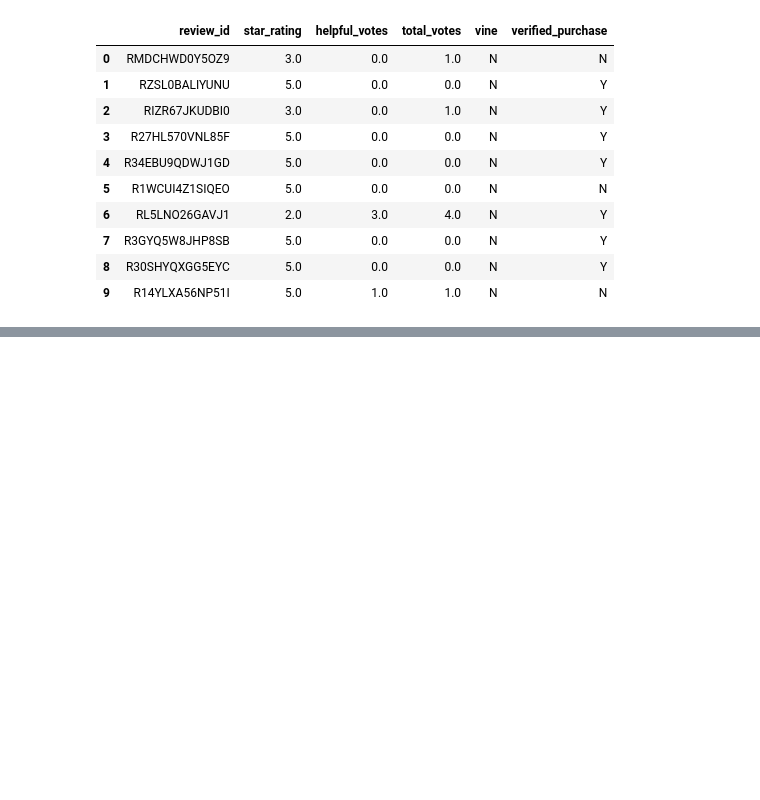
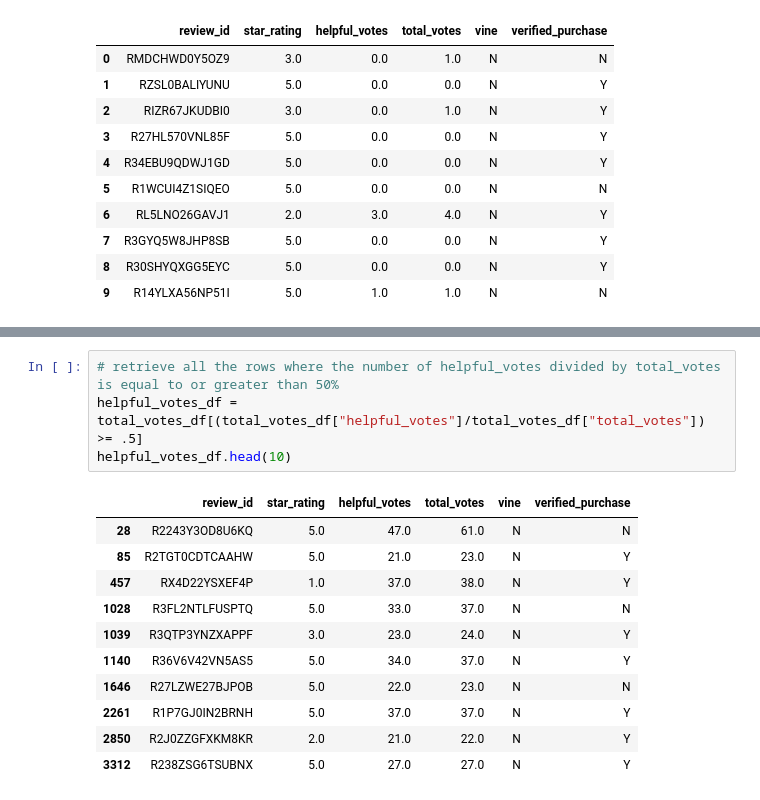
Before and after one commit to Andrew-Carlson/Amazon_Vine_Analysis, a Jupyter notebook: Vine_Review_Analysis.ipynb, the cells around one changed output, grey strips where cells are left out. Saved outputs shown, nothing was run; the diff lists cells and outputs as text; blank space fills up the shorter version.

```diff
--- a/Vine_Review_Analysis.ipynb
+++ b/Vine_Review_Analysis.ipynb
@@ -19,0 +60,16 @@ df.head(10)
+# %%
+# retrieve all the rows where the number of helpful_votes divided by total_votes is equal to or greater than 50%
+helpful_votes_df = total_votes_df[(total_votes_df["helpful_votes"]/total_votes_df["total_votes"]) >= .5]
+helpful_votes_df.head(10)
+# %% [output]
+|  | review_id | star_rating | helpful_votes | total_votes | vine | verified_purchase |
+| 28 | R2243Y3OD8U6KQ | 5.0 | 47.0 | 61.0 | N | N |
+| 85 | R2TGT0CDTCAAHW | 5.0 | 21.0 | 23.0 | N | Y |
+| 457 | RX4D22YSXEF4P | 1.0 | 37.0 | 38.0 | N | Y |
+| 1028 | R3FL2NTLFUSPTQ | 5.0 | 33.0 | 37.0 | N | N |
+| 1039 | R3QTP3YNZXAPPF | 3.0 | 23.0 | 24.0 | N | Y |
+| 1140 | R36V6V42VN5AS5 | 5.0 | 34.0 | 37.0 | N | Y |
+| 1646 | R27LZWE27BJPOB | 5.0 | 22.0 | 23.0 | N | N |
+| 2261 | R1P7GJ0IN2BRNH | 5.0 | 37.0 | 37.0 | N | Y |
+| 2850 | R2J0ZZGFXKM8KR | 2.0 | 21.0 | 22.0 | N | Y |
+| 3312 | R238ZSG6TSUBNX | 5.0 | 27.0 | 27.0 | N | Y |
```
Also changed, not shown: parts of 15 cells of this notebook.
